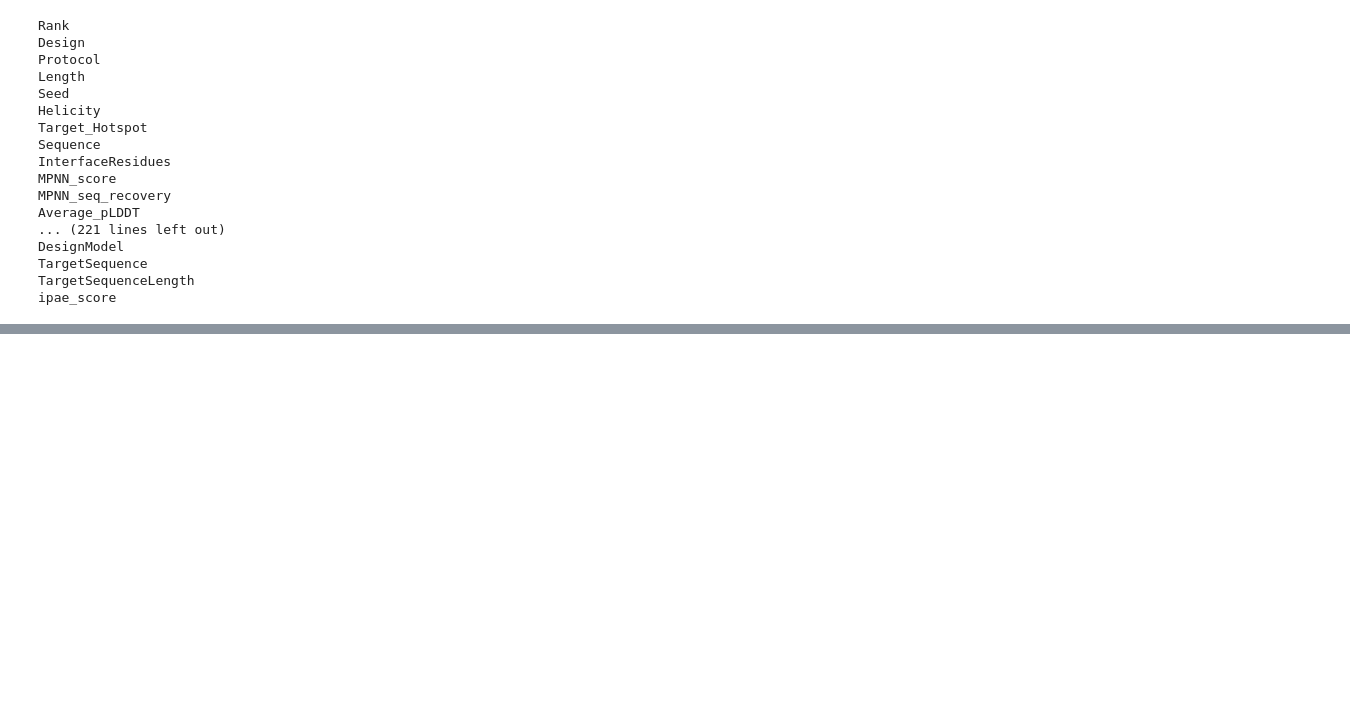
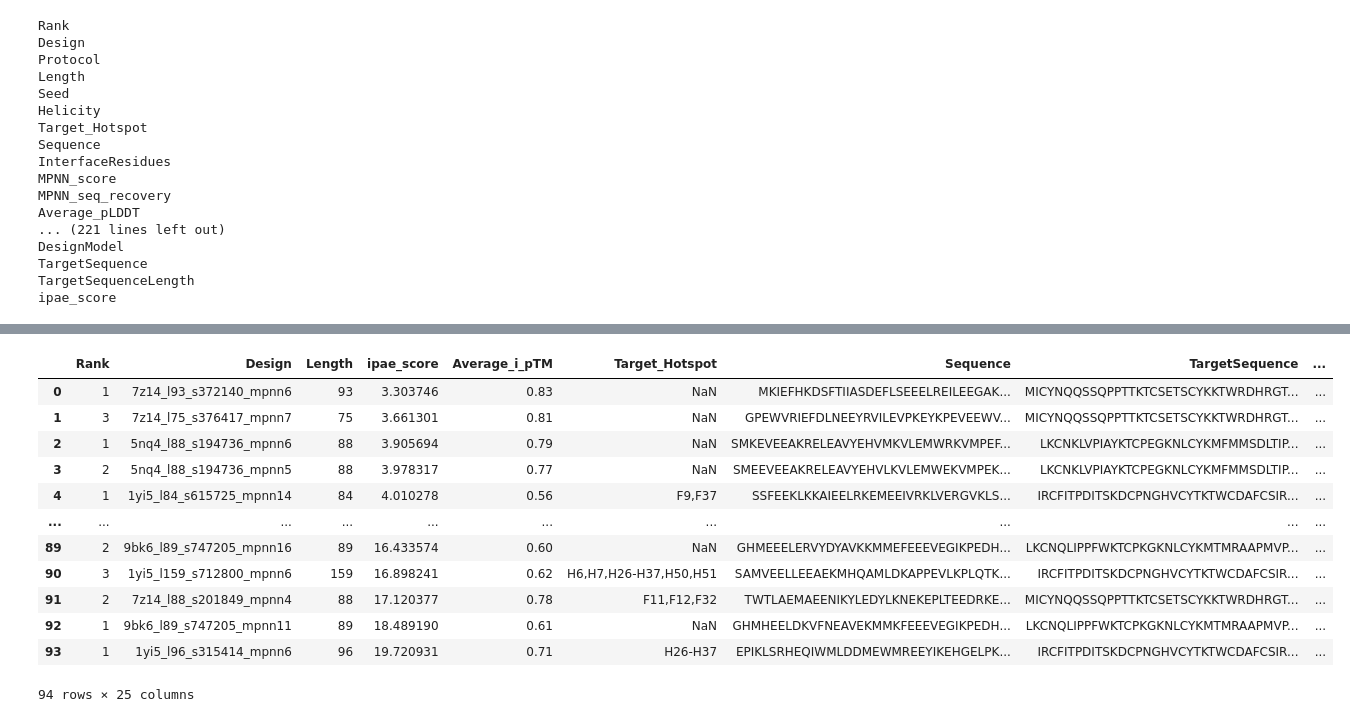
Before and after one commit to hemeai/ToxBind, a Jupyter notebook: analysis/result_analysis.ipynb, the cells around one changed output, grey strips where cells are left out. Cells and saved outputs as stored; diff of their text form; code cells hidden in the pictures; blank space fills up the shorter version.

```diff
--- a/analysis/result_analysis.ipynb
+++ b/analysis/result_analysis.ipynb
@@ -179,0 +179,17 @@ merged_df['Notes'].to_list()
+# %%
+final_result_df = pd.read_csv("./../final_results.csv")
+final_result_df
+# %% [output]
+|  | Rank | Design | Length | ipae_score | Average_i_pTM | Target_Hotspot | Sequence | TargetSequence | ... |
+| 0 | 1 | 7z14_l93_s372140_mpnn6 | 93 | 3.303746 | 0.83 | NaN | MKIEFHKDSFTIIASDEFLSEEELREILEEGAK... | MICYNQQSSQPPTTKTCSETSCYKKTWRDHRGT... | ... |
+| 1 | 3 | 7z14_l75_s376417_mpnn7 | 75 | 3.661301 | 0.81 | NaN | GPEWVRIEFDLNEEYRVILEVPKEYKPEVEEWV... | MICYNQQSSQPPTTKTCSETSCYKKTWRDHRGT... | ... |
+| 2 | 1 | 5nq4_l88_s194736_mpnn6 | 88 | 3.905694 | 0.79 | NaN | SMKEVEEAKRELEAVYEHVMKVLEMWRKVMPEF... | LKCNKLVPIAYKTCPEGKNLCYKMFMMSDLTIP... | ... |
+| 3 | 2 | 5nq4_l88_s194736_mpnn5 | 88 | 3.978317 | 0.77 | NaN | SMEEVEEAKRELEAVYEHVLKVLEMWEKVMPEK... | LKCNKLVPIAYKTCPEGKNLCYKMFMMSDLTIP... | ... |
+| 4 | 1 | 1yi5_l84_s615725_mpnn14 | 84 | 4.010278 | 0.56 | F9,F37 | SSFEEKLKKAIEELRKEMEEIVRKLVERGVKLS... | IRCFITPDITSKDCPNGHVCYTKTWCDAFCSIR... | ... |
+| ... | ... | ... | ... | ... | ... | ... | ... | ... | ... |
+| 89 | 2 | 9bk6_l89_s747205_mpnn16 | 89 | 16.433574 | 0.60 | NaN | GHMEEELERVYDYAVKKMMEFEEEVEGIKPEDH... | LKCNQLIPPFWKTCPKGKNLCYKMTMRAAPMVP... | ... |
+| 90 | 3 | 1yi5_l159_s712800_mpnn6 | 159 | 16.898241 | 0.62 | H6,H7,H26-H37,H50,H51 | SAMVEELLEEAEKMHQAMLDKAPPEVLKPLQTK... | IRCFITPDITSKDCPNGHVCYTKTWCDAFCSIR... | ... |
+| 91 | 2 | 7z14_l88_s201849_mpnn4 | 88 | 17.120377 | 0.78 | F11,F12,F32 | TWTLAEMAEENIKYLEDYLKNEKEPLTEEDRKE... | MICYNQQSSQPPTTKTCSETSCYKKTWRDHRGT... | ... |
+| 92 | 1 | 9bk6_l89_s747205_mpnn11 | 89 | 18.489190 | 0.61 | NaN | GHMHEELDKVFNEAVEKMMKFEEEVEGIKPEDH... | LKCNQLIPPFWKTCPKGKNLCYKMTMRAAPMVP... | ... |
+| 93 | 1 | 1yi5_l96_s315414_mpnn6 | 96 | 19.720931 | 0.71 | H26-H37 | EPIKLSRHEQIWMLDDMEWMREEYIKEHGELPK... | IRCFITPDITSKDCPNGHVCYTKTWCDAFCSIR... | ... |
+94 rows × 25 columns
```
Also changed, not shown: parts of 9 cells of this notebook, 4 other files.
